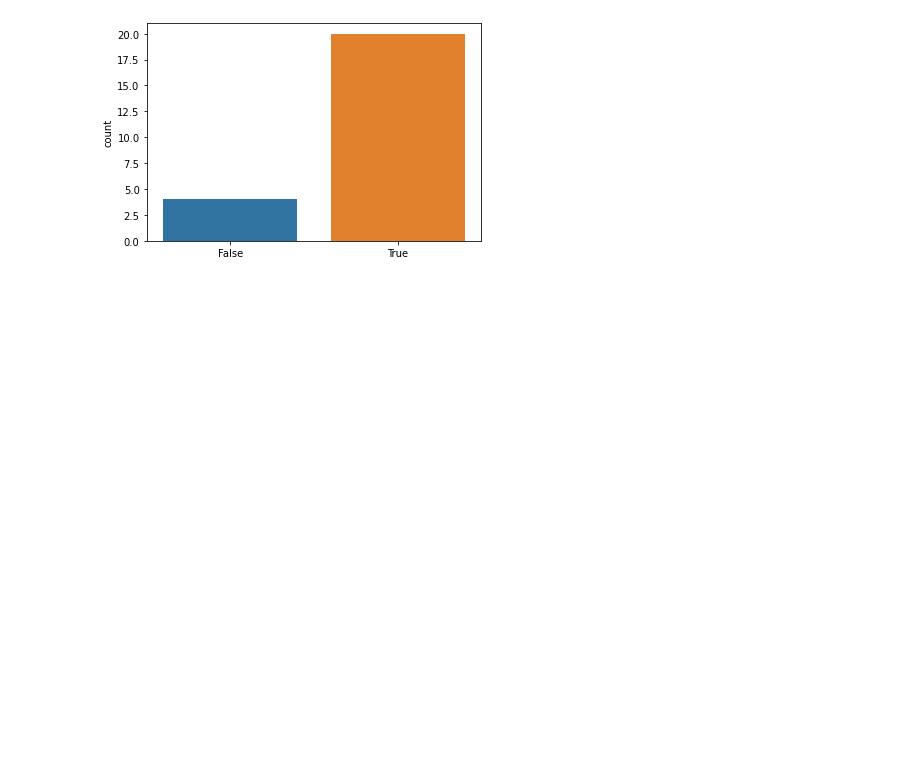
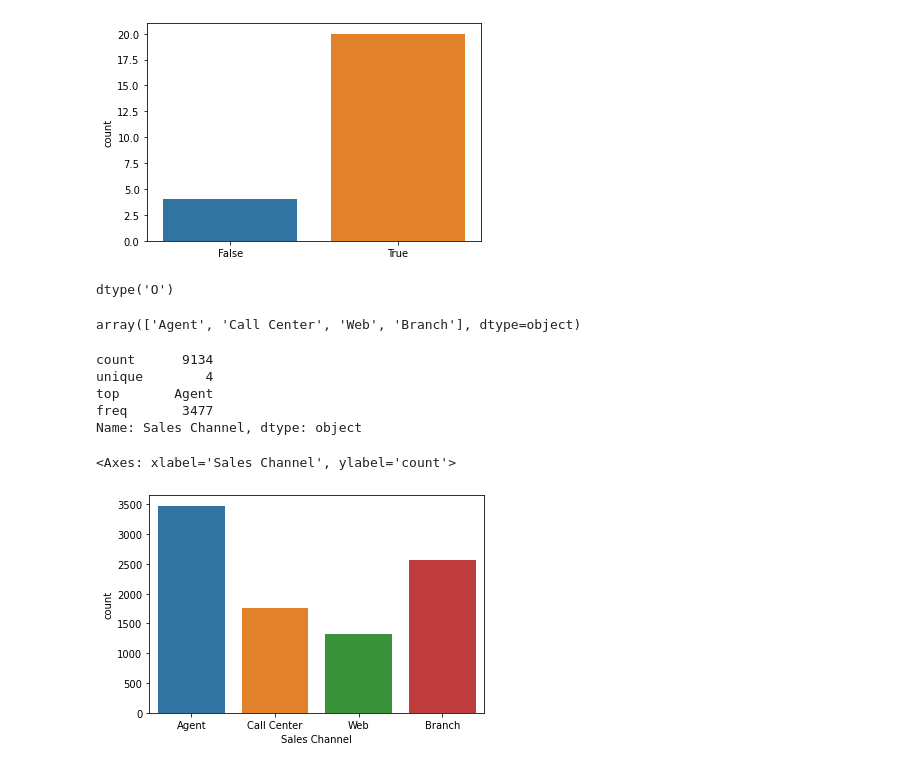
Before and after one commit to caraujom/Labs_IH, a Jupyter notebook: Lab_Round3ipynb.ipynb, the cells around one changed output. Cells and saved outputs as stored; diff of their text form; code cells hidden in the pictures; blank space fills up the shorter version.

```diff
--- a/Lab_Round3ipynb.ipynb
+++ b/Lab_Round3ipynb.ipynb
@@ -94,3 +89,24 @@ sns.countplot(x=data.all())
 # %% [output]
 <Axes: ylabel='count'>
 [figure]
+# %%
+data['Sales Channel'].dtypes
+# %% [output]
+dtype('O')
+# %%
+data['Sales Channel'].unique()
+# %% [output]
+array(['Agent', 'Call Center', 'Web', 'Branch'], dtype=object)
+# %%
+data['Sales Channel'].describe()
+# %% [output]
+count      9134
+unique        4
+top       Agent
+freq       3477
+Name: Sales Channel, dtype: object
+# %%
+sns.countplot(x=data['Sales Channel'])
+# %% [output]
+<Axes: xlabel='Sales Channel', ylabel='count'>
+[figure, added]
```
Also changed, not shown: parts of 5 cells of this notebook.
